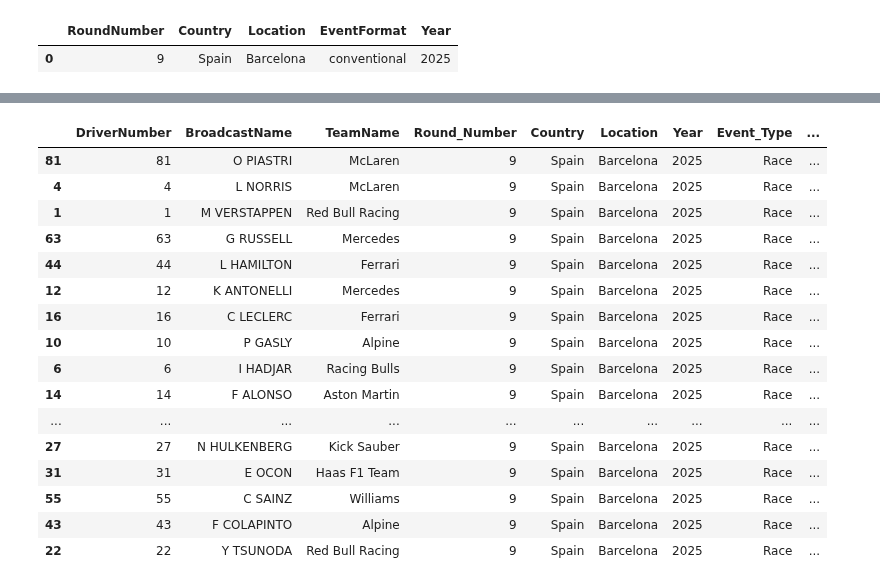
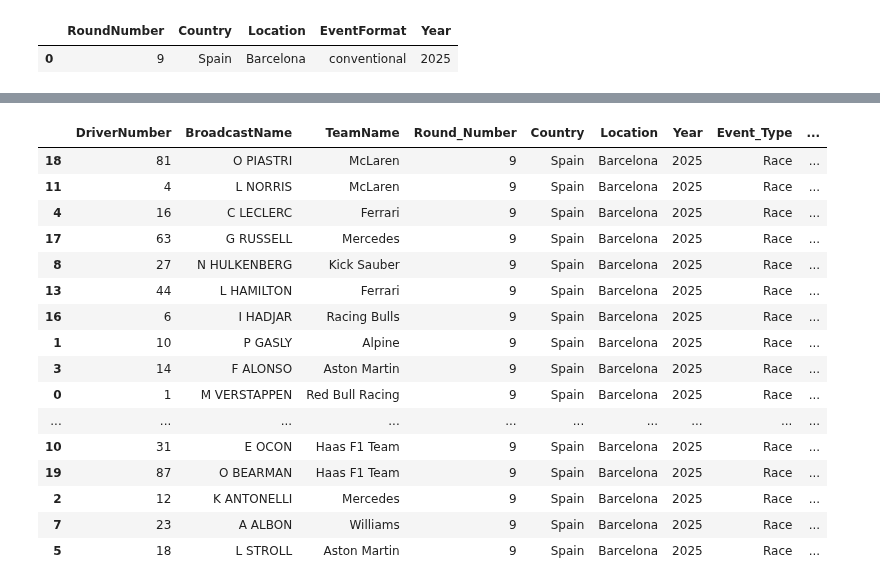
Before and after one commit to rohank36/f1, a Jupyter notebook: data.ipynb, the cells around one changed output, grey strips where cells are left out. Cells and saved outputs as stored; diff of their text form; code cells hidden in the pictures.

```diff
--- a/data.ipynb
+++ b/data.ipynb
@@ -441,7 +441,7 @@ trn_data = pd.concat([trn_data,trn_data_2024], axis=0, ignore_index=True)
 # %% [markdown]
 ### Code To Generate New Test Data and either add to existing test data or get only new race data for predictions
 # %%
-is_test_data_for_pred = True # change this depending on what you want
+is_test_data_for_pred = False # change this depending on what you want
 # true == generate new race test data with no race info for pred, else false == generate regular test data with race features
 
 meetings_df = get_meetings_df(2025)
@@ -464,24 +477,24 @@ core           INFO     Finished loading data for 20 drivers: ['81', '4', '1', '
 # %%
-final_df.sort_values(by="Qual_Position")
-#final_df.sort_values(by="Race_Position")
+#final_df.sort_values(by="Qual_Position")
+final_df.sort_values(by="Race_Position")
 # %% [output]
 |  | DriverNumber | BroadcastName | TeamName | Round_Number | Country | Location | Year | Event_Type | ... |
-| 81 | 81 | O PIASTRI | McLaren | 9 | Spain | Barcelona | 2025 | Race | ... |
-| 4 | 4 | L NORRIS | McLaren | 9 | Spain | Barcelona | 2025 | Race | ... |
-| 1 | 1 | M VERSTAPPEN | Red Bull Racing | 9 | Spain | Barcelona | 2025 | Race | ... |
-| 63 | 63 | G RUSSELL | Mercedes | 9 | Spain | Barcelona | 2025 | Race | ... |
-| 44 | 44 | L HAMILTON | Ferrari | 9 | Spain | Barcelona | 2025 | Race | ... |
-| 12 | 12 | K ANTONELLI | Mercedes | 9 | Spain | Barcelona | 2025 | Race | ... |
-| 16 | 16 | C LECLERC | Ferrari | 9 | Spain | Barcelona | 2025 | Race | ... |
-| 10 | 10 | P GASLY | Alpine | 9 | Spain | Barcelona | 2025 | Race | ... |
-| 6 | 6 | I HADJAR | Racing Bulls | 9 | Spain | Barcelona | 2025 | Race | ... |
-| 14 | 14 | F ALONSO | Aston Martin | 9 | Spain | Barcelona | 2025 | Race | ... |
+| 18 | 81 | O PIASTRI | McLaren | 9 | Spain | Barcelona | 2025 | Race | ... |
+| 11 | 4 | L NORRIS | McLaren | 9 | Spain | Barcelona | 2025 | Race | ... |
+| 4 | 16 | C LECLERC | Ferrari | 9 | Spain | Barcelona | 2025 | Race | ... |
+| 17 | 63 | G RUSSELL | Mercedes | 9 | Spain | Barcelona | 2025 | Race | ... |
+| 8 | 27 | N HULKENBERG | Kick Sauber | 9 | Spain | Barcelona | 2025 | Race | ... |
+| 13 | 44 | L HAMILTON | Ferrari | 9 | Spain | Barcelona | 2025 | Race | ... |
+| 16 | 6 | I HADJAR | Racing Bulls | 9 | Spain | Barcelona | 2025 | Race | ... |
+| 1 | 10 | P GASLY | Alpine | 9 | Spain | Barcelona | 2025 | Race | ... |
+| 3 | 14 | F ALONSO | Aston Martin | 9 | Spain | Barcelona | 2025 | Race | ... |
+| 0 | 1 | M VERSTAPPEN | Red Bull Racing | 9 | Spain | Barcelona | 2025 | Race | ... |
 | ... | ... | ... | ... | ... | ... | ... | ... | ... | ... |
-| 27 | 27 | N HULKENBERG | Kick Sauber | 9 | Spain | Barcelona | 2025 | Race | ... |
-| 31 | 31 | E OCON | Haas F1 Team | 9 | Spain | Barcelona | 2025 | Race | ... |
-| 55 | 55 | C SAINZ | Williams | 9 | Spain | Barcelona | 2025 | Race | ... |
-| 43 | 43 | F COLAPINTO | Alpine | 9 | Spain | Barcelona | 2025 | Race | ... |
-| 22 | 22 | Y TSUNODA | Red Bull Racing | 9 | Spain | Barcelona | 2025 | Race | ... |
+| 10 | 31 | E OCON | Haas F1 Team | 9 | Spain | Barcelona | 2025 | Race | ... |
+| 19 | 87 | O BEARMAN | Haas F1 Team | 9 | Spain | Barcelona | 2025 | Race | ... |
+| 2 | 12 | K ANTONELLI | Mercedes | 9 | Spain | Barcelona | 2025 | Race | ... |
+| 7 | 23 | A ALBON | Williams | 9 | Spain | Barcelona | 2025 | Race | ... |
+| 5 | 18 | L STROLL | Aston Martin | 9 | Spain | Barcelona | 2025 | Race | ... |
 # %%
 if is_test_data_for_pred:
     final_df.to_csv("data/new_race_data.csv",index=False)
```
Also changed, not shown: parts of 1 cell of this notebook, 3 other files.
